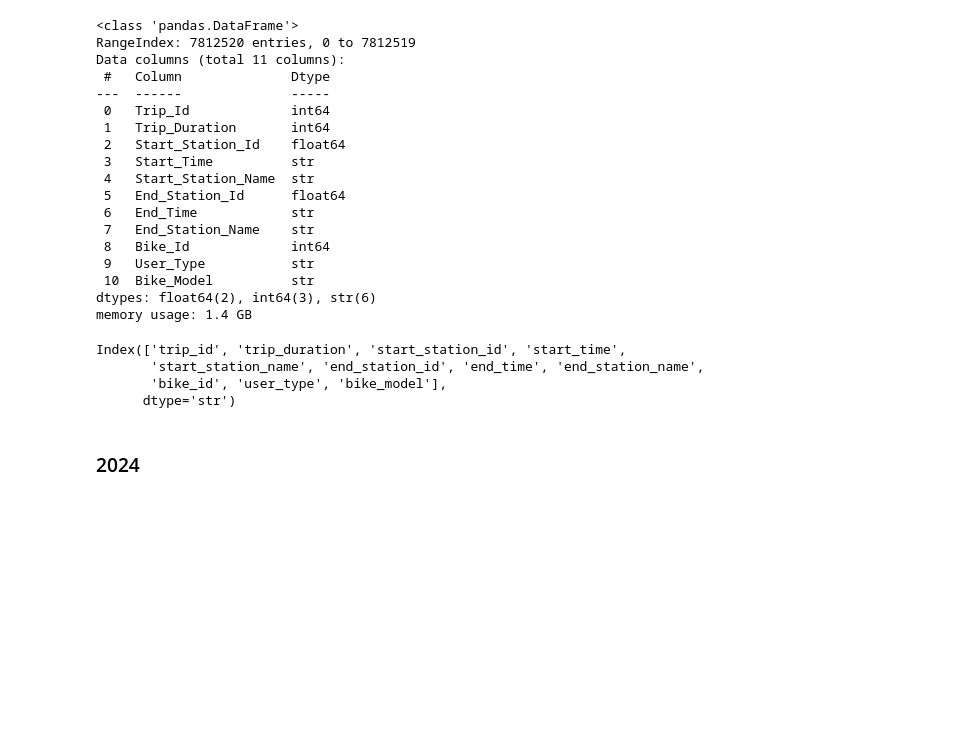
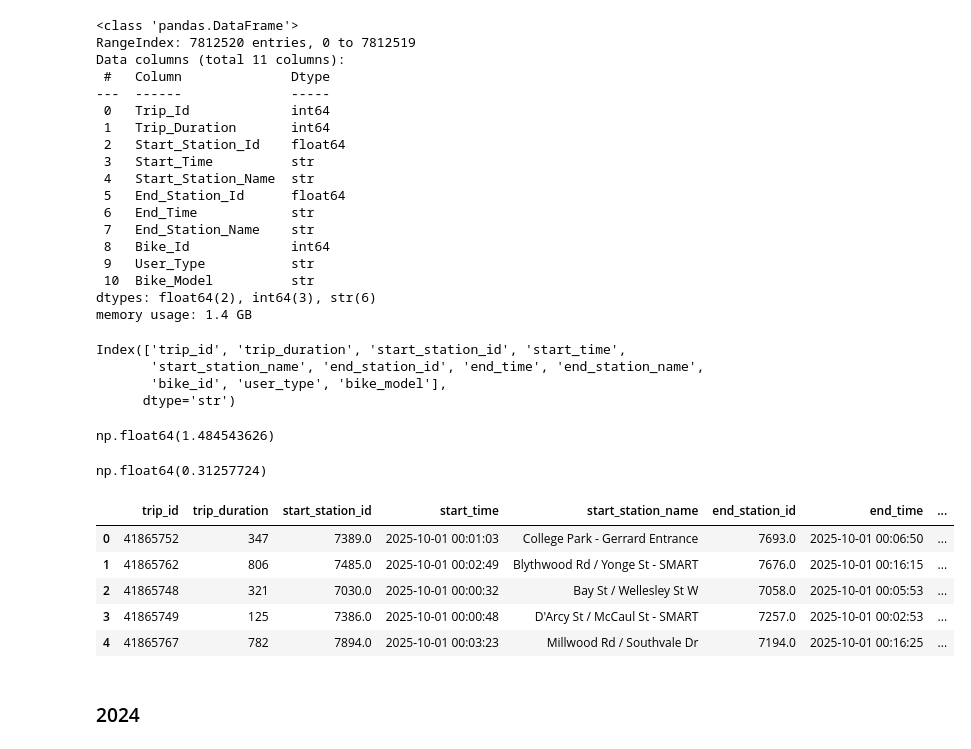
Before and after one commit to Neman-River/bikeshare_toronto, a Jupyter notebook: import_data.ipynb, the cells around one changed output. Drawn from its saved outputs; the diff is of its cells as text; code cells hidden in the pictures; blank space fills up the shorter version.

Commit message:
memory optimization for 2026 and 2025 df

```diff
--- a/import_data.ipynb
+++ b/import_data.ipynb
@@ -48,0 +116,5 @@ df26.columns = [c.lower().replace(' ', '_') for c in df26.columns]
+# %%
+# categorizing station_name columns
+df26['start_station_name'] = df26['start_station_name'].astype('category')
+df26['end_station_name'] = df26['end_station_name'].astype('category')
+df26.memory_usage(deep=True).sum() / 1e9
@@ -48,0 +123,8 @@ df26.columns = [c.lower().replace(' ', '_') for c in df26.columns]
+# %%
+# downcasting numeric columns
+int_cols = df26.select_dtypes(include='int64').columns
+df26[int_cols] = df26[int_cols].apply(pd.to_numeric, downcast='integer')
+
+float_cols = df26.select_dtypes(include='float64').columns
+df26[float_cols] = df26[float_cols].apply(pd.to_numeric, downcast='float')
+df26.memory_usage(deep=True).sum() / 1e9
@@ -49,3 +135,17 @@ df26.columns = [c.lower().replace(' ', '_') for c in df26.columns]
+# %%
+#put all steps into function
+def optimize_df(df):
+    df['start_time'] = pd.to_datetime(df['start_time'])
+    df['end_time'] = pd.to_datetime(df['end_time'])
+    df['bike_model'] = df['bike_model'].astype('category')
+    df['user_type'] = df['user_type'].astype('category')
+    df['start_station_name'] = df['start_station_name'].astype('category')
+    df['end_station_name'] = df['end_station_name'].astype('category')
+    int_cols = df.select_dtypes(include='int64').columns
+    df[int_cols] = df[int_cols].apply(pd.to_numeric, downcast='integer')
+    float_cols = df.select_dtypes(include='float64').columns
+    df[float_cols] = df[float_cols].apply(pd.to_numeric, downcast='float')
+    return df
 # %% [markdown]
 ### 2025
 # %%
@@ -108,3 +208,13 @@ Index(['trip_id', 'trip_duration', 'start_station_id', 'start_time',
        'start_station_name', 'end_station_id', 'end_time', 'end_station_name',
        'bike_id', 'user_type', 'bike_model'],
       dtype='str')
+# %%
+df25.memory_usage(deep=True).sum() / 1e9
+# %% [output]
+np.float64(1.484543626)
+# %%
+df25 = optimize_df(df25)
+
+df25.memory_usage(deep=True).sum()/ 1e9
+# %% [output]
+np.float64(0.31257724)
@@ -111,3 +223,12 @@ Index(['trip_id', 'trip_duration', 'start_station_id', 'start_time',
+# %%
+df25.head()
+# %% [output]
+|  | trip_id | trip_duration | start_station_id | start_time | start_station_name | end_station_id | end_time | ... |
+| 0 | 41865752 | 347 | 7389.0 | 2025-10-01 00:01:03 | College Park - Gerrard Entrance | 7693.0 | 2025-10-01 00:06:50 | ... |
+| 1 | 41865762 | 806 | 7485.0 | 2025-10-01 00:02:49 | Blythwood Rd / Yonge St - SMART | 7676.0 | 2025-10-01 00:16:15 | ... |
+| 2 | 41865748 | 321 | 7030.0 | 2025-10-01 00:00:32 | Bay St / Wellesley St W | 7058.0 | 2025-10-01 00:05:53 | ... |
+| 3 | 41865749 | 125 | 7386.0 | 2025-10-01 00:00:48 | D'Arcy St / McCaul St - SMART | 7257.0 | 2025-10-01 00:02:53 | ... |
+| 4 | 41865767 | 782 | 7894.0 | 2025-10-01 00:03:23 | Millwood Rd / Southvale Dr | 7194.0 | 2025-10-01 00:16:25 | ... |
 # %% [markdown]
 ### 2024
 # %%
```
Also changed, not shown: parts of 19 cells of this notebook.
